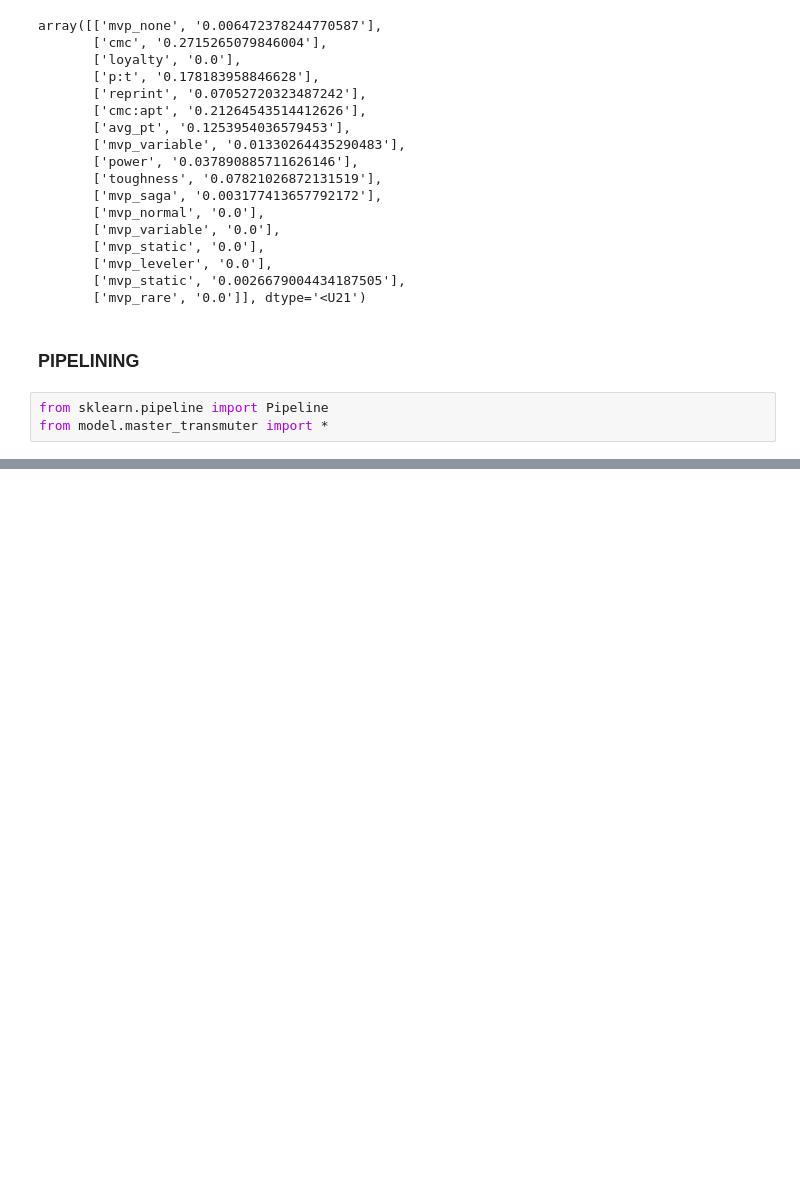
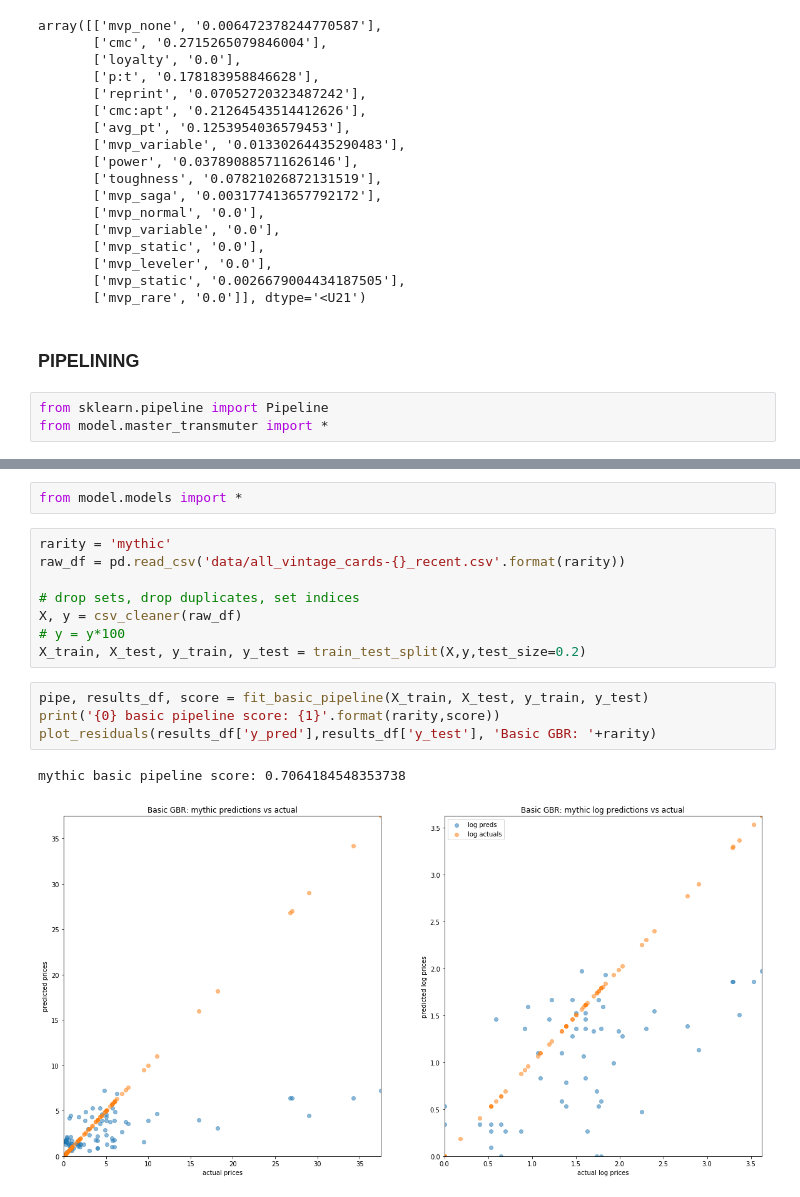
Before and after one commit to alexgcuevas/mystic-speculation, a Jupyter notebook: MVP_testing.ipynb, the cells around one changed output, grey strips where cells are left out. Saved outputs shown, nothing was run; the diff lists cells and outputs as text; blank space fills up the shorter version.

```diff
--- a/MVP_testing.ipynb
+++ b/MVP_testing.ipynb
@@ -531,0 +440,17 @@ hello
+# %%
+from model.models import *
+# %%
+rarity = 'mythic'
+raw_df = pd.read_csv('data/all_vintage_cards-{}_recent.csv'.format(rarity))
+
+# drop sets, drop duplicates, set indices
+X, y = csv_cleaner(raw_df)
+# y = y*100
+X_train, X_test, y_train, y_test = train_test_split(X,y,test_size=0.2)
+# %%
+pipe, results_df, score = fit_basic_pipeline(X_train, X_test, y_train, y_test)
+print('{0} basic pipeline score: {1}'.format(rarity,score))
+plot_residuals(results_df['y_pred'],results_df['y_test'], 'Basic GBR: '+rarity)
+# %% [output]
+mythic basic pipeline score: 0.7064184548353738
+[figure, added]
```
Also changed, not shown: parts of 14 cells of this notebook, 1 other file.
